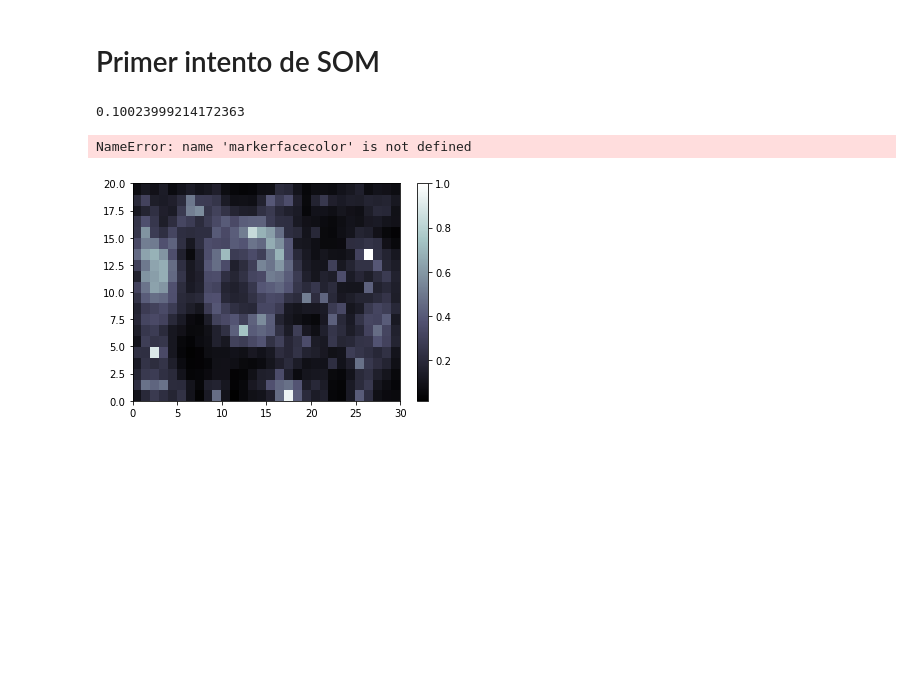
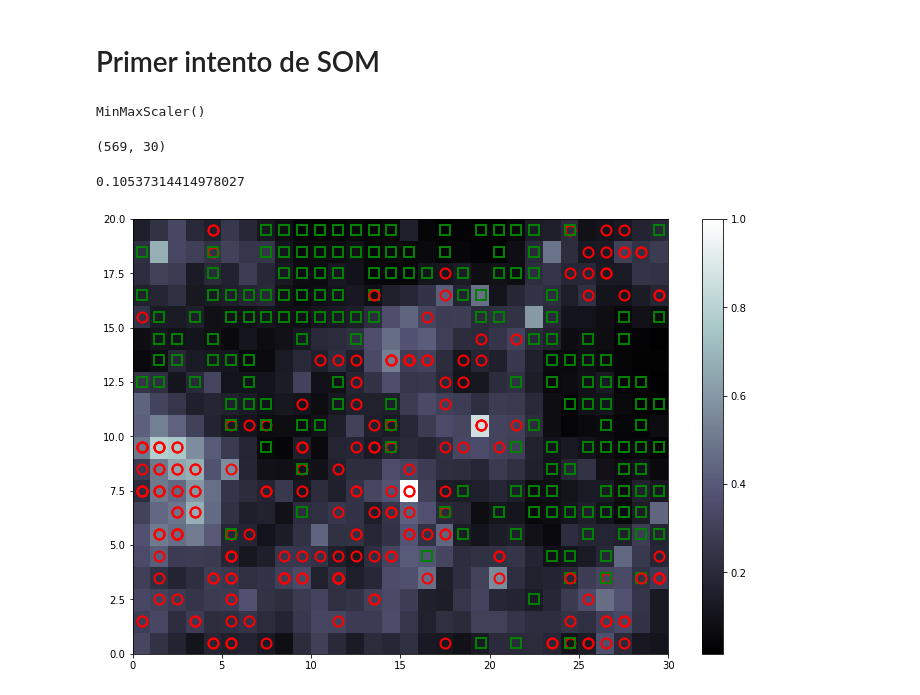
Before and after one commit to qSergio/Tutorial-Multiclases, a Jupyter notebook: Ejemplos/Untitled.ipynb, the cells around one changed output. Drawn from its saved outputs; the diff is of its cells as text; code cells hidden in the pictures; blank space fills up the shorter version.

```diff
--- a/Ejemplos/Untitled.ipynb
+++ b/Ejemplos/Untitled.ipynb
@@ -14,10 +16,21 @@ sigma = 1
 learning_rate = .5
 # %%
 data, target = load_breast_cancer(True)
+# %%
+from sklearn.preprocessing import MinMaxScaler
+sc = MinMaxScaler()
+sc
+# %% [output]
+MinMaxScaler()
+# %%
+data_sc = sc.fit_transform(data)
+data_sc.shape
+# %% [output]
+(569, 30)
 # %%
 som = MiniSom(x=som_grid_rows,
              y=som_grid_columns,
-             input_len = data.shape[1],
+             input_len = data_sc.shape[1],
              sigma=sigma,
              learning_rate=learning_rate)
 som.random_weights_init(data)
@@ -32,23 +45,23 @@ elapsed_time = time.time() - start_time
 
 print(elapsed_time)
 # %% [output]
-0.10023999214172363
+0.10537314414978027
 # %%
-from pylab import plot,axis,show,pcolor,colorbar,bone
-
-
+plt.figure(figsize=((12,8)))
 bone()
 pcolor(som.distance_map().T)
 colorbar()
-
-markers=["o","s","D"]
-colors=["r","g","b"]
-
-for cnt, xx in enumerate(data):
-    w = som.winner(xx)
-    plot=(w[0]+.5 , w[1]+.5, markers[target[cnt]], markerfacecolor == 'None',markeredgecolor==colors[target[cnt]],markersize==12,markeredgewidth==2)
-axis([0,som._weights.shape[0],0,som._weights.shape[1]])
+markers = ['o','s']
+colors=['r','g']
+for i, x in enumerate(data):
+    w = som.winner(x)
+    plot(w[0]+.5,
+         w[1]+.5,
+         markers[target[i]],
+        markeredgecolor=colors[target[i]],
+        markerfacecolor='None',
+        markersize=10,
+        markeredgewidth=2)
 show()
 # %% [output]
-NameError: name 'markerfacecolor' is not defined
-[figure, old version]
+[figure, new version]
```
Also changed, not shown: parts of 9 cells of this notebook.
